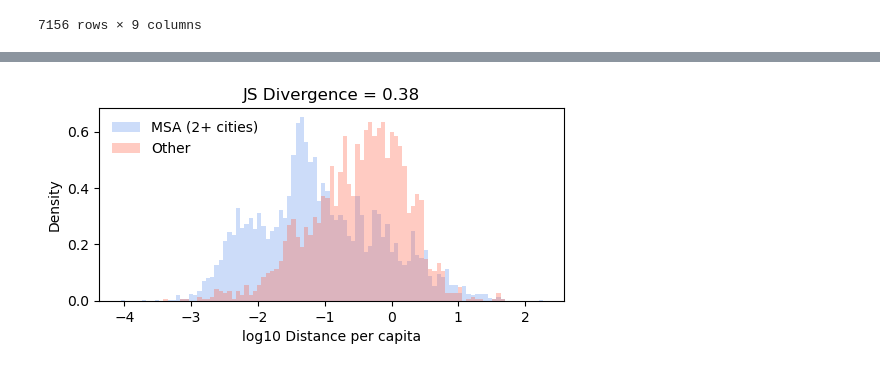
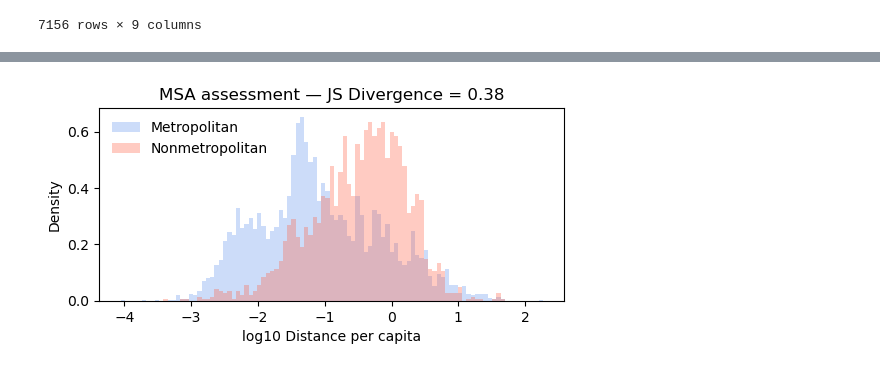
Before and after one commit to calebclayreagor/revelio-assignment, a Jupyter notebook: notebooks/evaluation/msa_us_only.ipynb, the cells around one changed output, grey strips where cells are left out. Cells and saved outputs as stored; diff of their text form; code cells hidden in the pictures.

```diff
--- a/notebooks/evaluation/msa_us_only.ipynb
+++ b/notebooks/evaluation/msa_us_only.ipynb
@@ -67,4 +30,3 @@ gdf_us_other
 # %%
 # compute 'distance per capita' (~inverse density)
-gdf_us_msa = get_dpc_clusters(gdf_us_msa, 'msa')
-gdf_us_other = get_dpc_unassigned(gdf_us_other, gdf_us_msa, 'msa')
+gdf_us = evaluate_density(gdf_us, 'msa'); gdf_us
@@ -103,15 +47,13 @@ gdf_us_other
 # %%
-jsdiv, ax = get_jsdiv(gdf_us_msa,
-                      gdf_us_other,
+# information theory assessment of metropolitan split
+jsdiv, ax = get_jsdiv(gdf_us, 'msa',
                       plot = True,
                       return_ax = True,
-                      gdf1_label = 'MSA (2+ cities)',
-                      gdf2_label = 'Other')
-
-ax.legend(frameon = False)
-ax.set_title(f'JS Divergence = {jsdiv.round(2)}')
+                      clus_label = 'Metropolitan',
+                      other_label = 'Nonmetropolitan')
+ax.set_title(f'MSA assessment — JS Divergence = {jsdiv.round(2)}')
 ax.set_xlabel('log10 Distance per capita')
 ax.set_ylabel('Density')
 plt.show()
 # %% [output]
-[figure, old version]
+[figure, new version]
```
Also changed, not shown: parts of 12 cells of this notebook, 5 other files.
